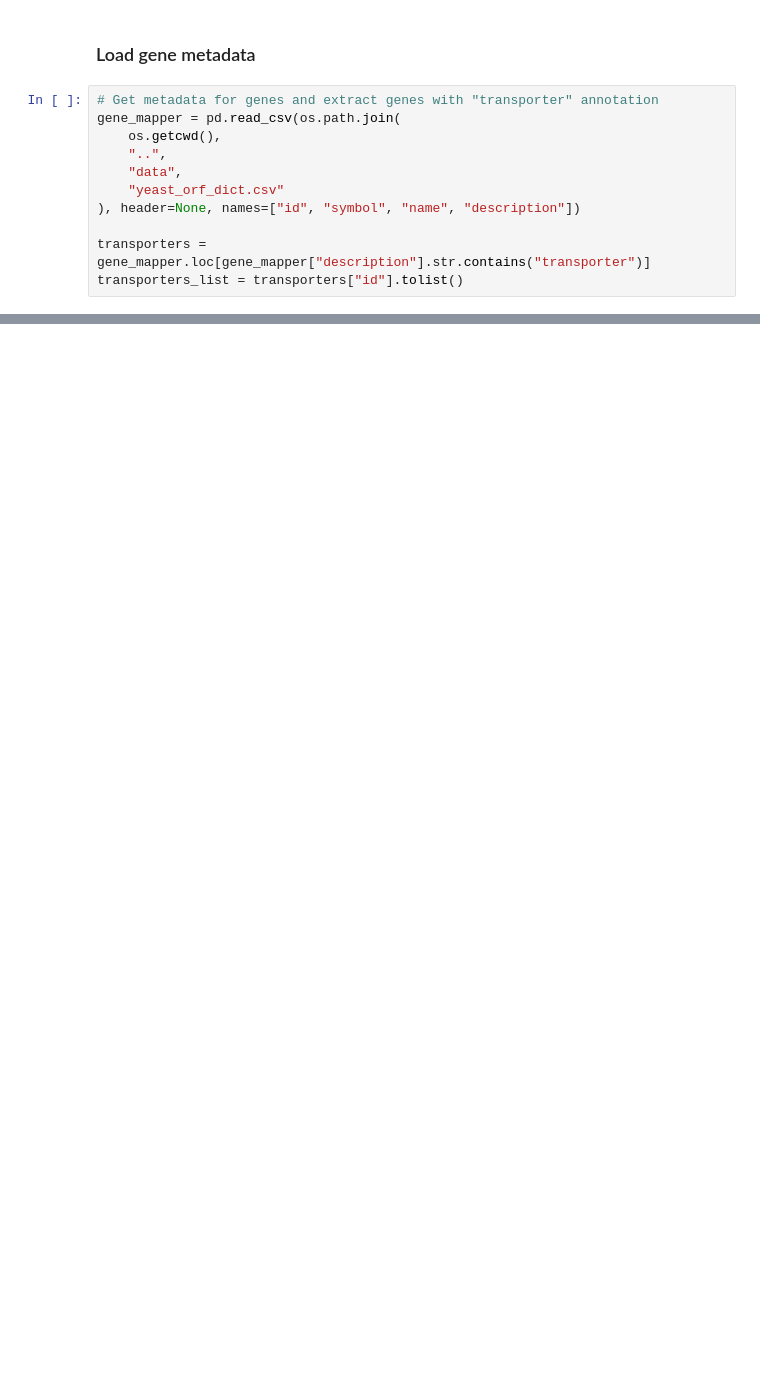
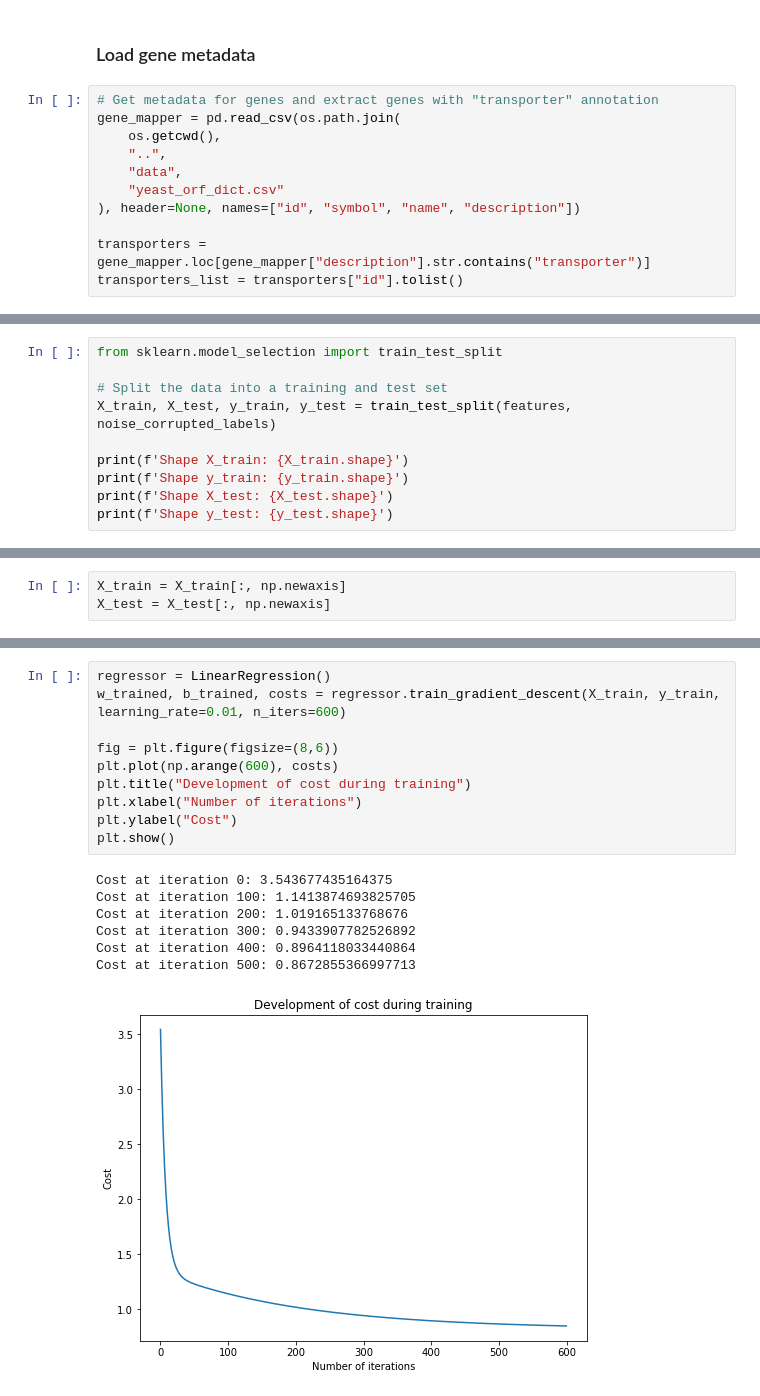
Before and after one commit to j-berg/CS6190, a Jupyter notebook: bin/test-environment-py.ipynb, the cells around one changed output, grey strips where cells are left out. Saved outputs shown, nothing was run; the diff lists cells and outputs as text; blank space fills up the shorter version.

```diff
--- a/bin/test-environment-py.ipynb
+++ b/bin/test-environment-py.ipynb
@@ -59,0 +180,10 @@ test_transporters = test.reindex(labels=transporters_list, axis=0)
+# %%
+from sklearn.model_selection import train_test_split
+
+# Split the data into a training and test set
+X_train, X_test, y_train, y_test = train_test_split(features, noise_corrupted_labels)
+
+print(f'Shape X_train: {X_train.shape}')
+print(f'Shape y_train: {y_train.shape}')
+print(f'Shape X_test: {X_test.shape}')
+print(f'Shape y_test: {y_test.shape}')
@@ -59,0 +195,3 @@ test_transporters = test.reindex(labels=transporters_list, axis=0)
+# %%
+X_train = X_train[:, np.newaxis]
+X_test = X_test[:, np.newaxis]
@@ -59,0 +246,18 @@ test_transporters = test.reindex(labels=transporters_list, axis=0)
+# %%
+regressor = LinearRegression()
+w_trained, b_trained, costs = regressor.train_gradient_descent(X_train, y_train, learning_rate=0.01, n_iters=600)
+
+fig = plt.figure(figsize=(8,6))
+plt.plot(np.arange(600), costs)
+plt.title("Development of cost during training")
+plt.xlabel("Number of iterations")
+plt.ylabel("Cost")
+plt.show()
+# %% [output]
+Cost at iteration 0: 3.543677435164375
+Cost at iteration 100: 1.1413874693825705
+Cost at iteration 200: 1.019165133768676
+Cost at iteration 300: 0.9433907782526892
+Cost at iteration 400: 0.8964118033440864
+Cost at iteration 500: 0.8672855366997713
+[figure, added]
```
Also changed, not shown: parts of 18 cells of this notebook, 1 other file.
